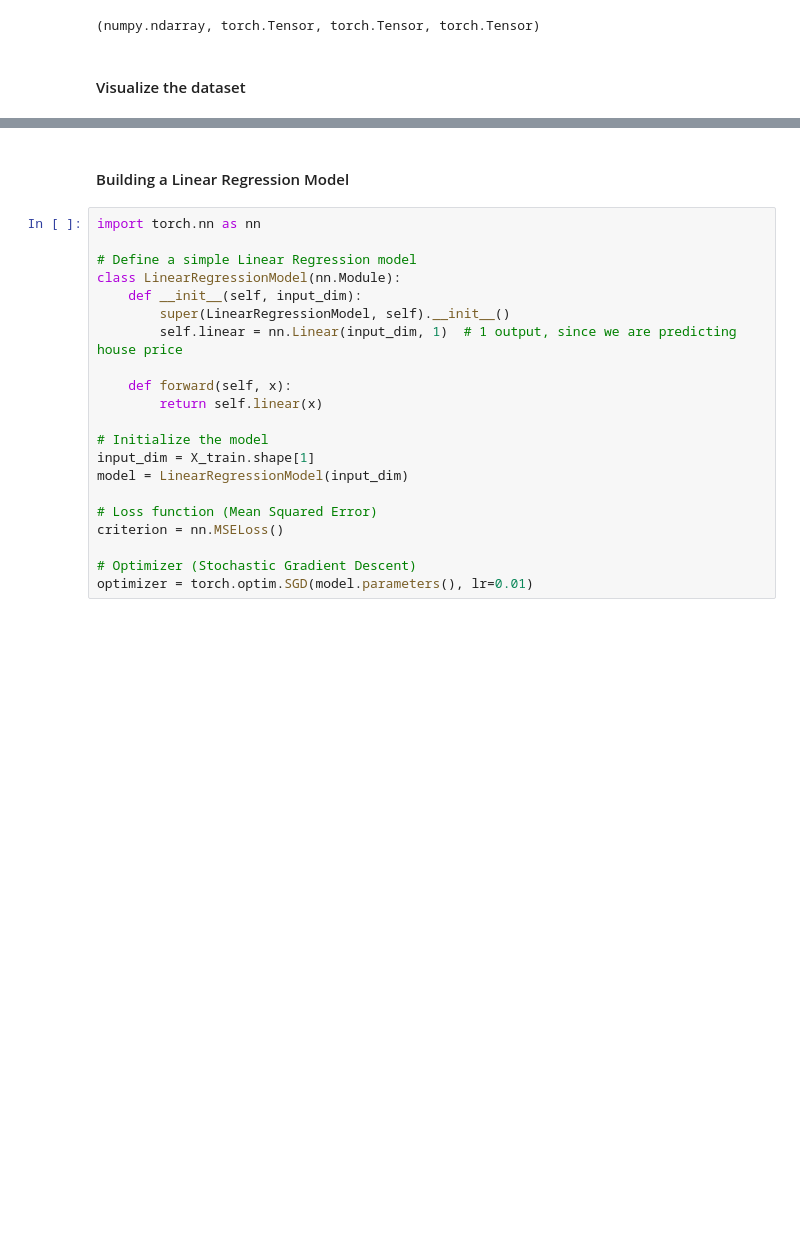
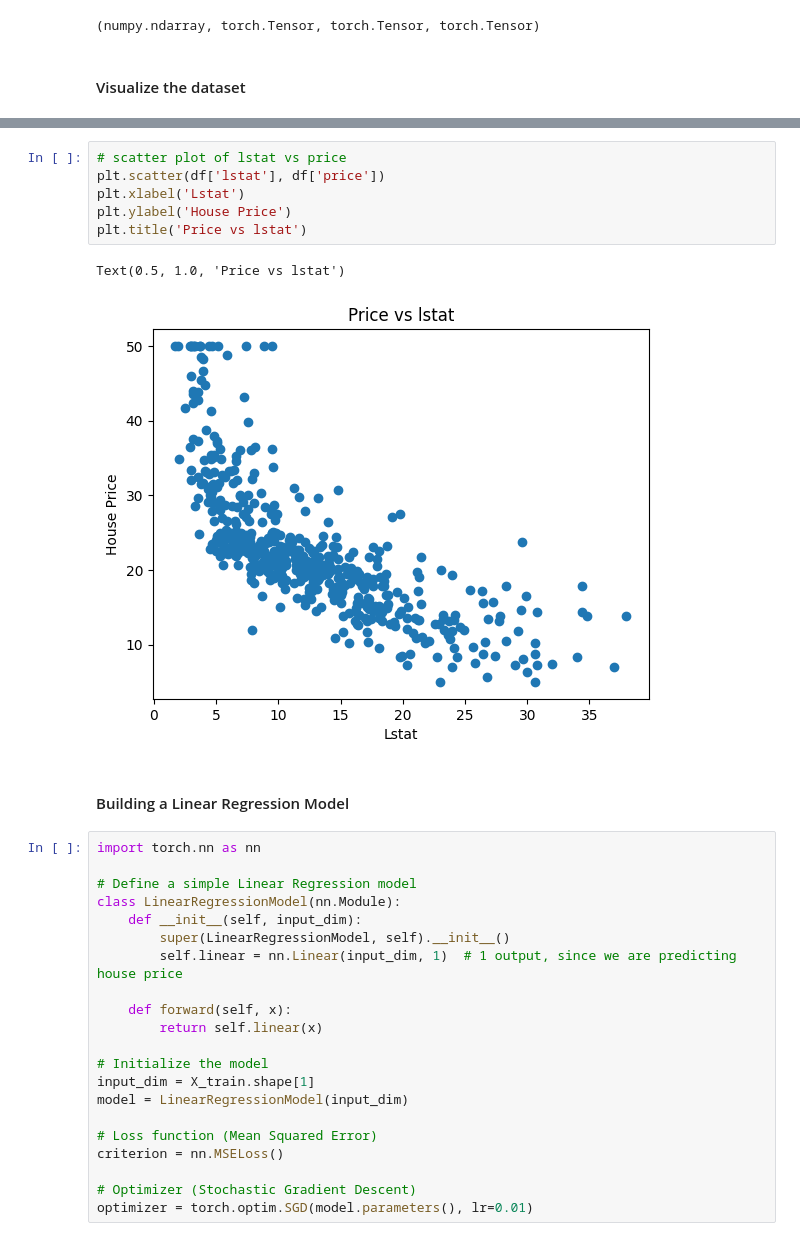
Before and after one commit to imck037/python-ml-projects, a Jupyter notebook: HousePricePrediction/final.ipynb, the cells around one changed output, grey strips where cells are left out. Cells and saved outputs as stored; diff of their text form; blank space fills up the shorter version.

```diff
--- a/HousePricePrediction/final.ipynb
+++ b/HousePricePrediction/final.ipynb
@@ -73,3 +67,12 @@ plt.show()
+# %%
+# scatter plot of lstat vs price
+plt.scatter(df['lstat'], df['price'])
+plt.xlabel('Lstat')
+plt.ylabel('House Price')
+plt.title('Price vs lstat')
+# %% [output]
+Text(0.5, 1.0, 'Price vs lstat')
+[figure, added]
 # %% [markdown]
 #### Building a Linear Regression Model
 # %%
```
Also changed, not shown: parts of 20 cells of this notebook.
